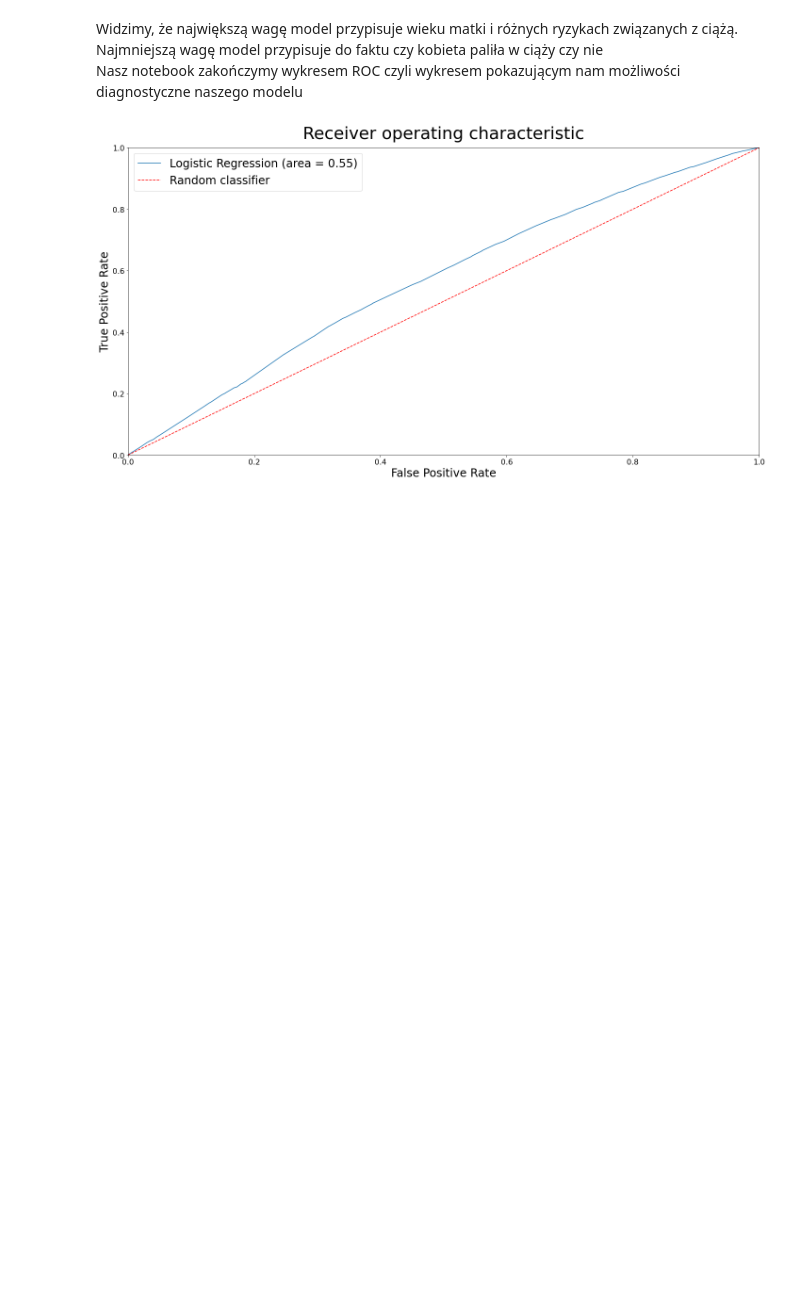
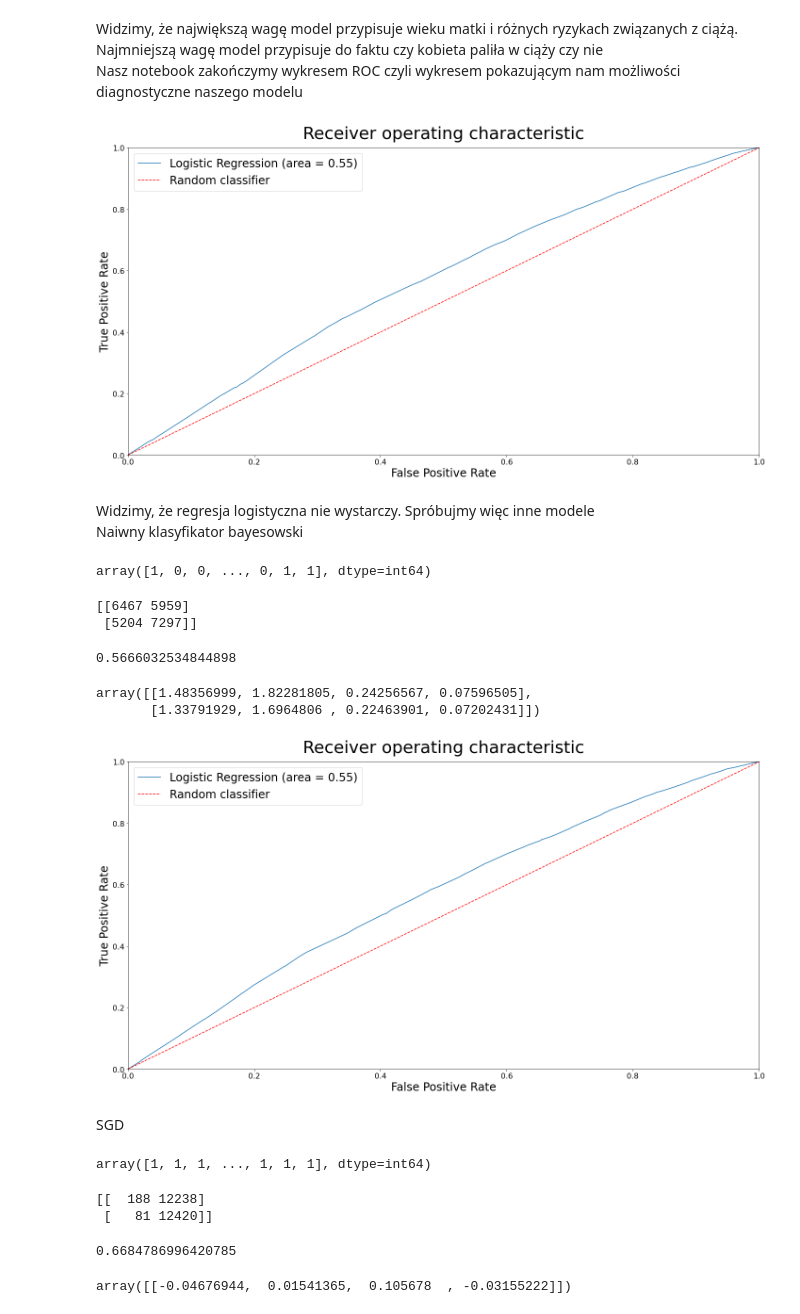
Before and after one commit to WiktorSa/Projekt-MSiD, a Jupyter notebook: analyse_data_equal/Czynniki wpływające na wynik APGAR - równy rozkład.ipynb, the cells around one changed output. Cells and saved outputs as stored; diff of their text form; code cells hidden in the pictures; blank space fills up the shorter version.

```diff
--- a/analyse_data_equal/Czynniki wpływające na wynik APGAR - równy rozkład.ipynb
+++ b/analyse_data_equal/Czynniki wpływające na wynik APGAR - równy rozkład.ipynb
@@ -486,3 +489,67 @@ plt.legend(fontsize=24)
 plt.show()
 # %% [output]
 [figure]
+# %% [markdown]
+Widzimy, że regresja logistyczna nie wystarczy. Spróbujmy więc inne modele <br>
+Naiwny klasyfikator bayesowski
+# %%
+nb = GaussianNB()
+nb.fit(X_train, y_train)
+y_pred = nb.predict(X_test)
+y_pred
+# %% [output]
+array([1, 0, 0, ..., 0, 1, 1], dtype=int64)
+# %%
+print(confusion_matrix(y_test, y_pred))
+# %% [output]
+[[6467 5959]
+ [5204 7297]]
+# %%
+print(f1_score(y_test, y_pred))
+# %% [output]
+0.5666032534844898
+# %%
+nb.var_
+# %% [output]
+array([[1.48356999, 1.82281805, 0.24256567, 0.07596505],
+       [1.33791929, 1.6964806 , 0.22463901, 0.07202431]])
+# %%
+roc_score = roc_auc_score(y_test, nb.predict(X_test))
+fpr, tpr, thresholds  = roc_curve(y_test, nb.predict_proba(X_test)[:,1])
+
+plt.figure(figsize=(24, 12))
+plt.plot(fpr, tpr, label='Logistic Regression (area = %0.2f)' % roc_score)
+plt.plot([0, 1], [0, 1], 'r--', label='Random classifier')
+plt.xlim([0, 1])
+plt.ylim([0, 1])
+plt.xlabel('False Positive Rate', fontsize=24)
+plt.ylabel('True Positive Rate', fontsize=24)
+plt.xticks(fontsize=16)
+plt.yticks(fontsize=16)
+plt.title('Receiver operating characteristic', fontsize=36, y=1.02)
+plt.legend(fontsize=24)
+plt.show()
+# %% [output]
+[figure, added]
+# %% [markdown]
+SGD
+# %%
+sgd = SGDClassifier(loss='modified_huber', shuffle=True, random_state=101)
+sgd.fit(X_train, y_train)
+y_pred = sgd.predict(X_test)
+y_pred
+# %% [output]
+array([1, 1, 1, ..., 1, 1, 1], dtype=int64)
+# %%
+print(confusion_matrix(y_test, y_pred))
+# %% [output]
+[[  188 12238]
+ [   81 12420]]
+# %%
+print(f1_score(y_test, y_pred))
+# %% [output]
+0.6684786996420785
+# %%
+sgd.coef_
+# %% [output]
+array([[-0.04676944,  0.01541365,  0.105678  , -0.03155222]])
```
Also changed, not shown: parts of 11 cells of this notebook.
